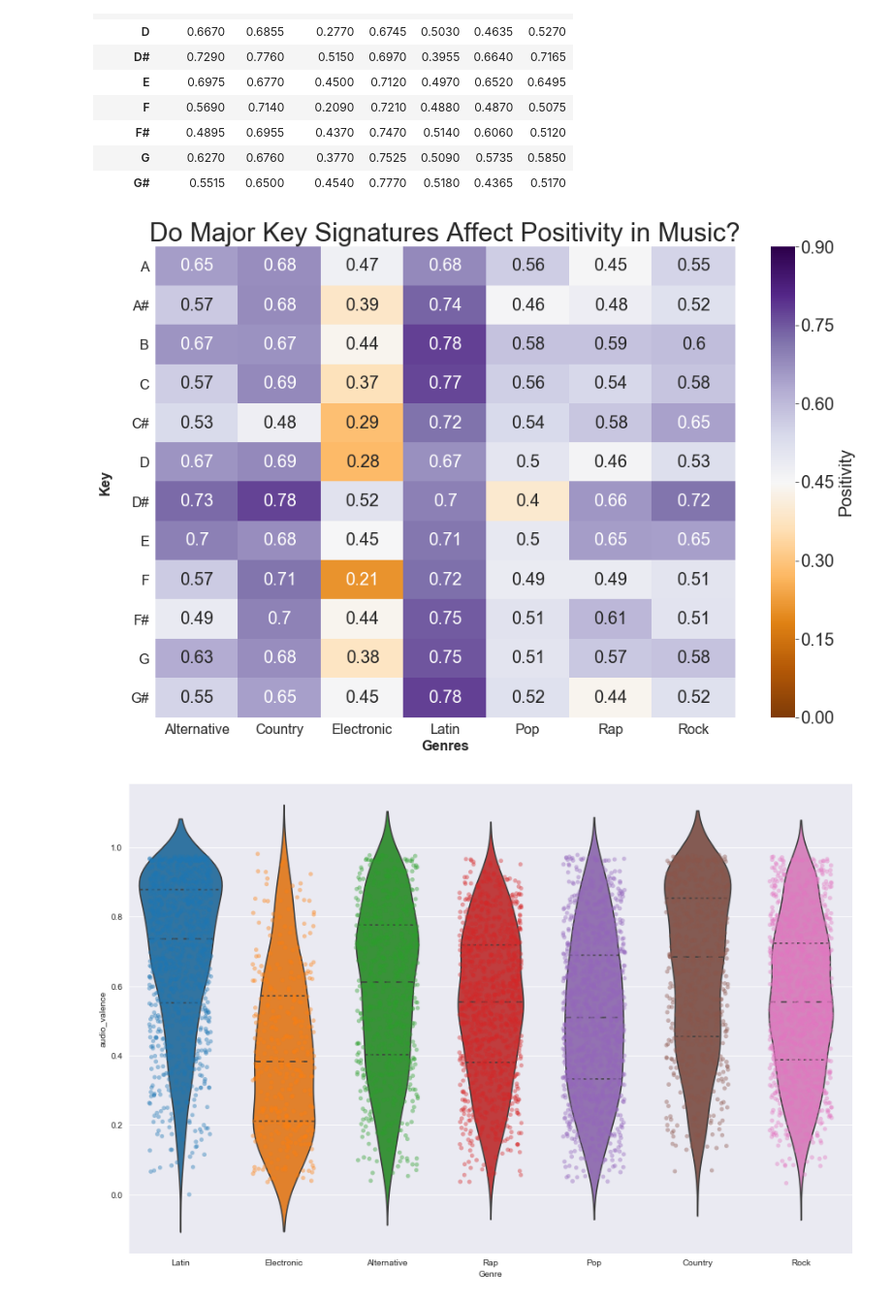
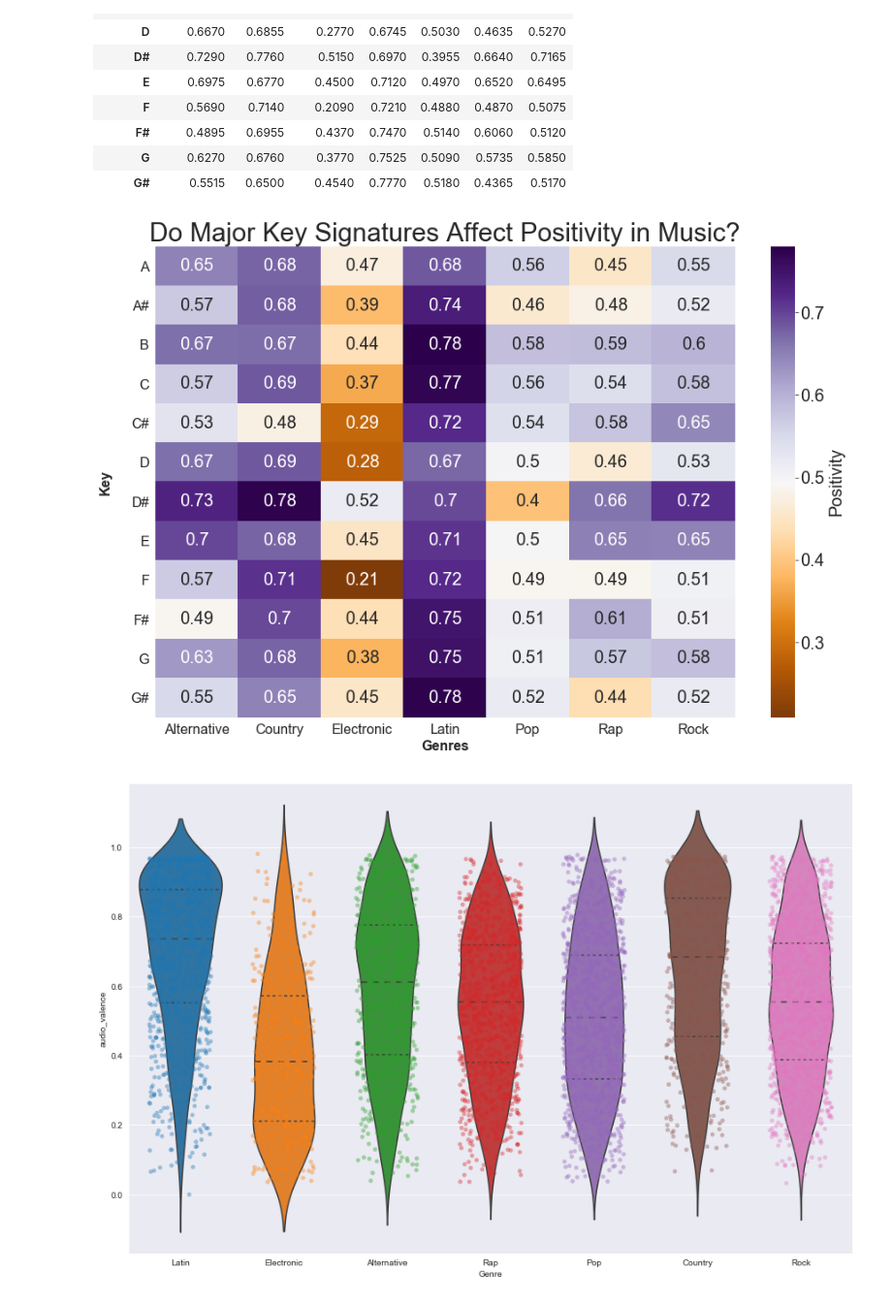
Before and after one commit to GolAbrishami/anlt232hw2, a Jupyter notebook: Final_Draft.ipynb, the cells around one changed output. Shown at 97% size. Saved outputs shown, nothing was run; the diff lists cells and outputs as text; code cells hidden in the pictures.

```diff
--- a/Final_Draft.ipynb
+++ b/Final_Draft.ipynb
@@ -372,7 +372,7 @@ minor_valence
 # %%
 sns.set_context({"figure.figsize": (15, 10)})
 ax = sns.heatmap(minor_valence, cmap= 'PuOr',annot= True, fmt='0.2', annot_kws={'fontsize':20},
-                 cbar_kws={'label': 'Positivity'}, vmin =0, vmax = 0.9)
+                 cbar_kws={'label': 'Positivity'})
 cbar = ax.collections[0].colorbar
 cbar.ax.tick_params(labelsize=20)
 
@@ -415,27 +415,27 @@ major_valence
 # %%
 sns.set_context({"figure.figsize": (15, 10)})
 ax = sns.heatmap(major_valence, cmap= 'PuOr',annot= True, fmt='0.2', annot_kws={'fontsize':20},
-                 cbar_kws={'label': 'Positivity'}, vmin = 0, vmax = 0.9)
+                 cbar_kws={'label': 'Positivity'})
 cbar = ax.collections[0].colorbar
 cbar.ax.tick_params(labelsize=20)
 
 
 ax.figure.axes[-1].yaxis.label.set_size(20)
 
 plt.yticks(rotation = 0)
 
 plt.title('Do Major Key Signatures Affect Positivity in Music?',fontsize=30)
 plt.ylabel('Key\n',fontsize=20, weight = "bold").set_rotation(90)
 plt.xlabel('Genres',fontsize=20, weight = "bold").set_rotation(0)
 
 #Set fonts to consistent 16pt size
 for item in ([ax.xaxis.label, ax.yaxis.label] +
              ax.get_xticklabels() + ax.get_yticklabels()):
     item.set_fontsize(16)
 
 plt.show()
 # %% [output]
-[figure, old version]
+[figure, new version]
 # %%
 
 sns.set_style('darkgrid')
```
Also changed, not shown: parts of 6 cells of this notebook.
